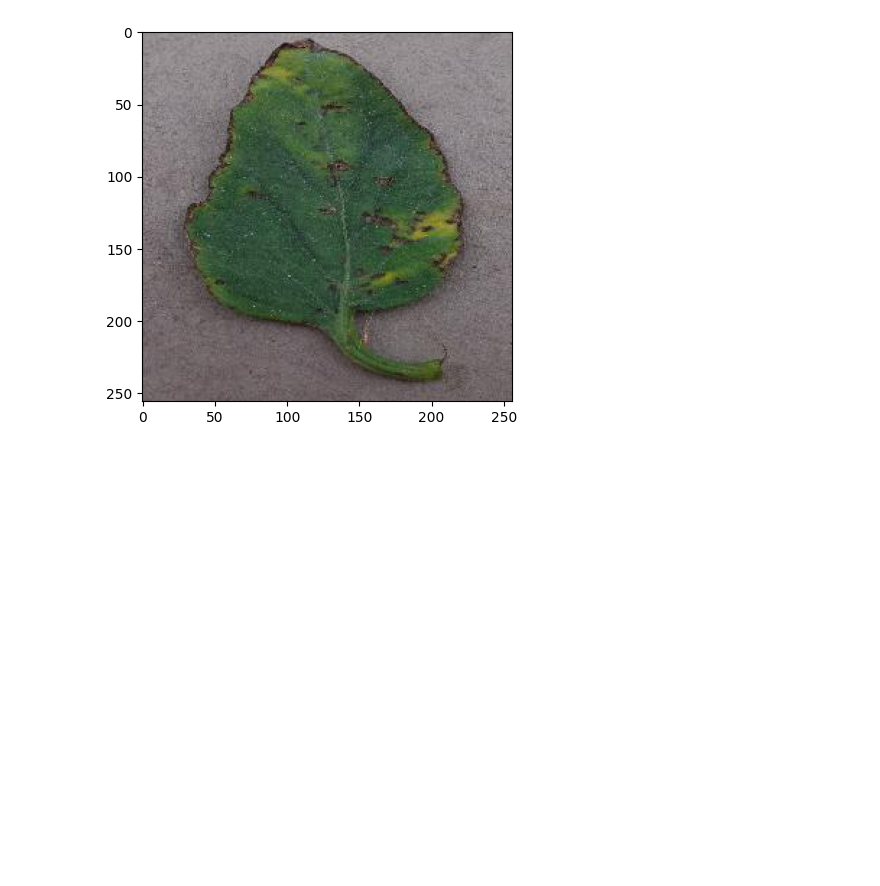
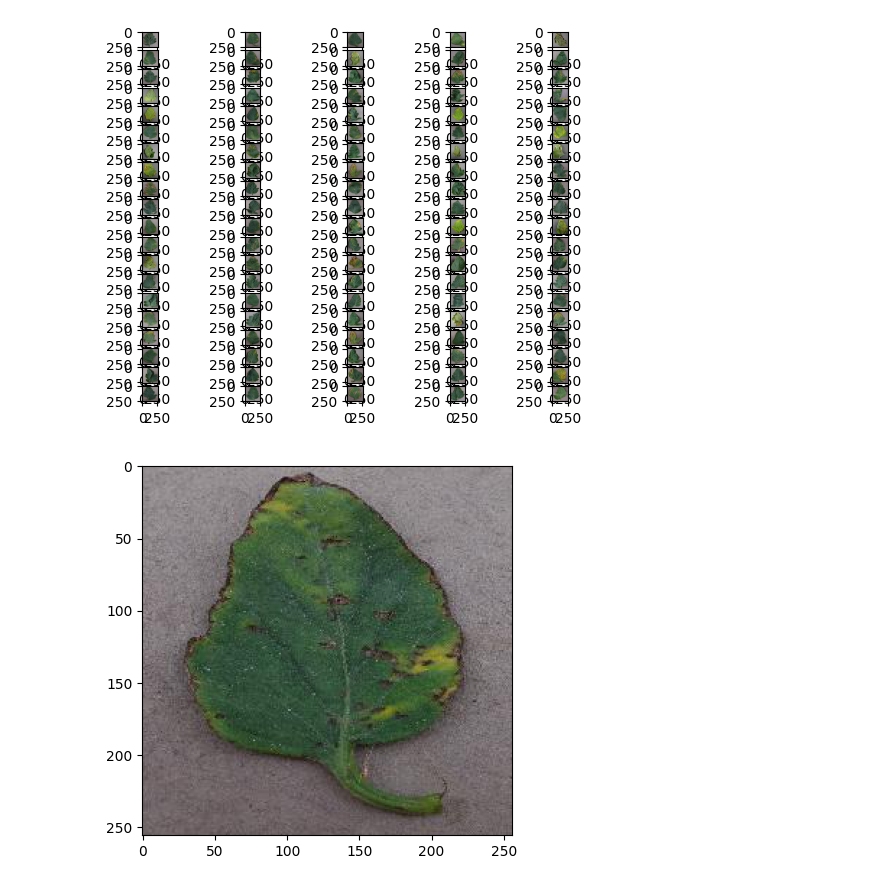
Before and after one commit to Steel3264/AI, a Jupyter notebook: CUOIKYAI.ipynb, the cells around one changed output. Saved outputs shown, nothing was run; the diff lists cells and outputs as text; code cells hidden in the pictures; blank space fills up the shorter version.

```diff
--- a/CUOIKYAI.ipynb
+++ b/CUOIKYAI.ipynb
@@ -1,5 +1,31 @@
 # %% [markdown]
 <a href="https://colab.research.google.com/github/Steel3264/AI/blob/main/CUOIKYAI.ipynb" target="_parent"><img src="https://colab.research.google.com/assets/colab-badge.svg" alt="Open In Colab"/></a>
+# %%
+from PIL import Image
+import matplotlib.pyplot as plt
+from keras.utils import to_categorical
+from matplotlib.image import imread
+from os import listdir
+from numpy import asarray
+from keras.utils.image_utils import load_img
+from keras.utils.image_dataset import load_image
+from os import listdir
+from numpy import asarray
+from numpy import save
+from keras.utils import load_img, img_to_array
+
+folder = '/content/drive/MyDrive/DATATOMATO/'
+
+
+for i in range(100):
+  plt.subplot(20,5,i+1)
+  filename = folder + 'Bacterial_spot ('+str(i+1)+').JPG'
+  img = imread(filename)
+  plt.imshow(img)
+
+plt.show()
+# %% [output]
+[figure, added]
 # %%
 from PIL import Image
 import matplotlib.pyplot as plt
```
Also changed, not shown: parts of 1 cell of this notebook.
